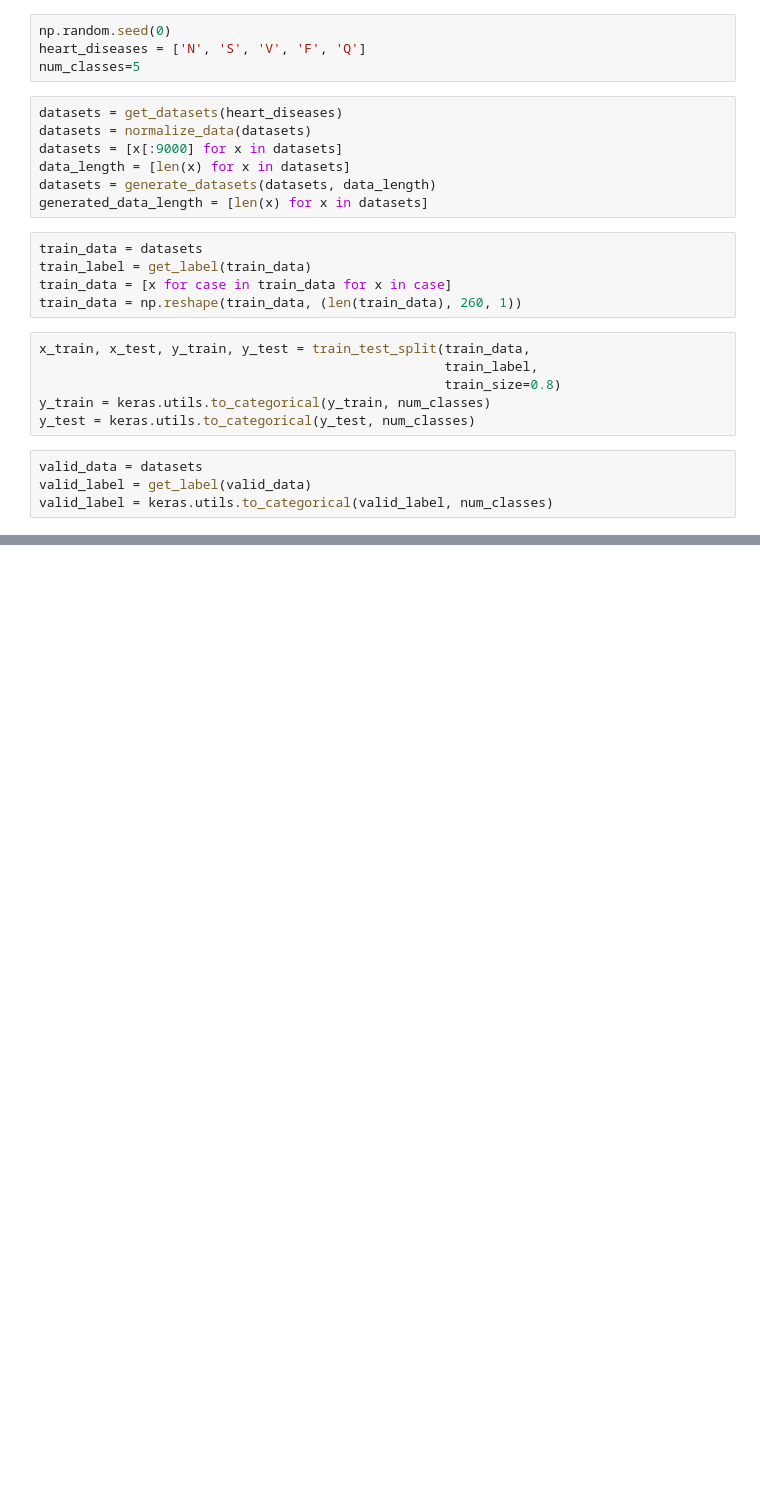
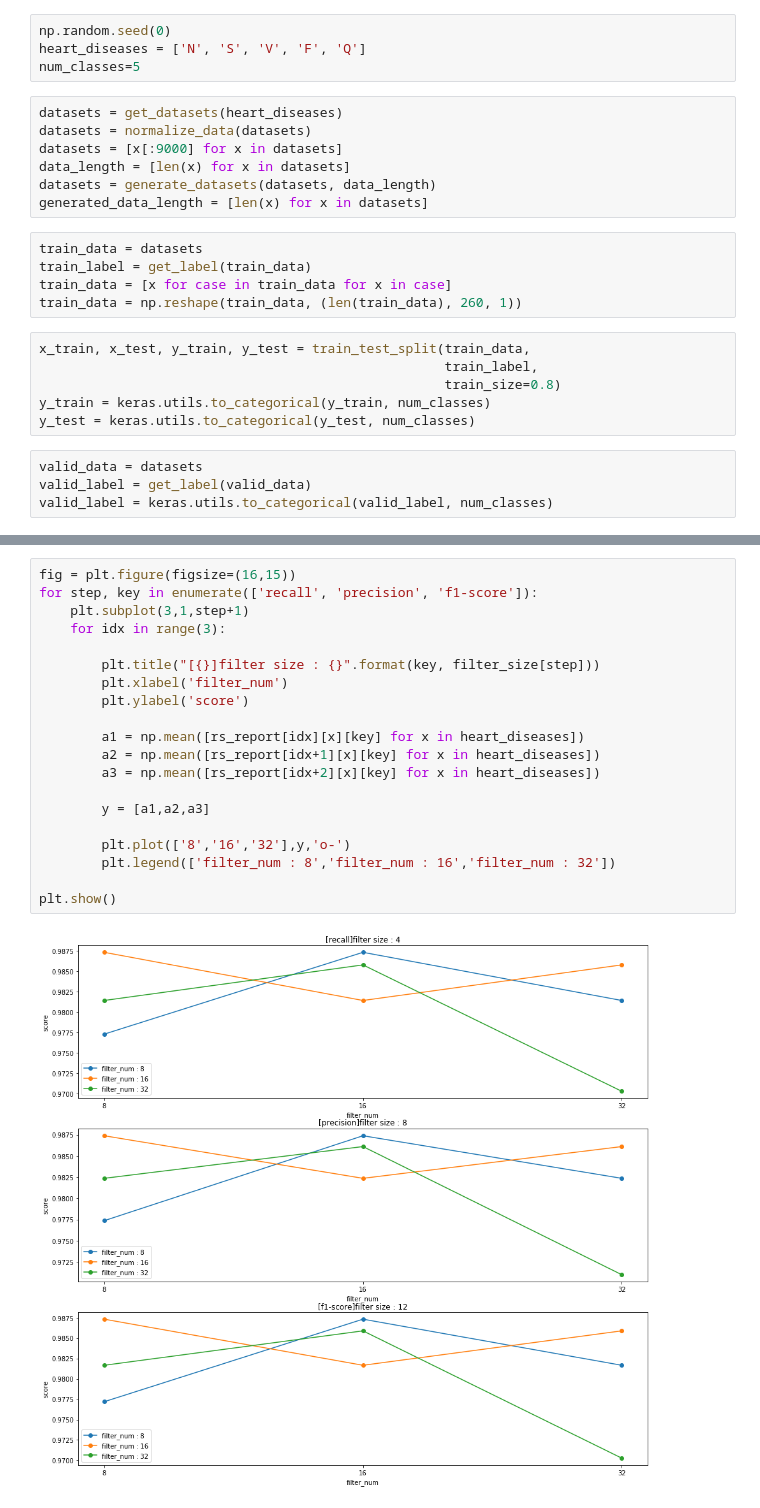
Before and after one commit to LazyerIJ/ECG_Analysis_CNN, a Jupyter notebook: CNN/cnn_compare_kernel.ipynb, the cells around one changed output, grey strips where cells are left out. Drawn from its saved outputs; the diff is of its cells as text; blank space fills up the shorter version.

```diff
--- a/CNN/cnn_compare_kernel.ipynb
+++ b/CNN/cnn_compare_kernel.ipynb
@@ -285,0 +349,22 @@ for size in filter_size:
+# %%
+fig = plt.figure(figsize=(16,15))
+for step, key in enumerate(['recall', 'precision', 'f1-score']):
+    plt.subplot(3,1,step+1)
+    for idx in range(3):
+
+        plt.title("[{}]filter size : {}".format(key, filter_size[step]))
+        plt.xlabel('filter_num')
+        plt.ylabel('score')
+
+        a1 = np.mean([rs_report[idx][x][key] for x in heart_diseases])
+        a2 = np.mean([rs_report[idx+1][x][key] for x in heart_diseases])
+        a3 = np.mean([rs_report[idx+2][x][key] for x in heart_diseases])
+
+        y = [a1,a2,a3]
+
+        plt.plot(['8','16','32'],y,'o-')
+        plt.legend(['filter_num : 8','filter_num : 16','filter_num : 32'])
+
+plt.show()
+# %% [output]
+[figure, added]
```
Also changed, not shown: parts of 3 cells of this notebook.
